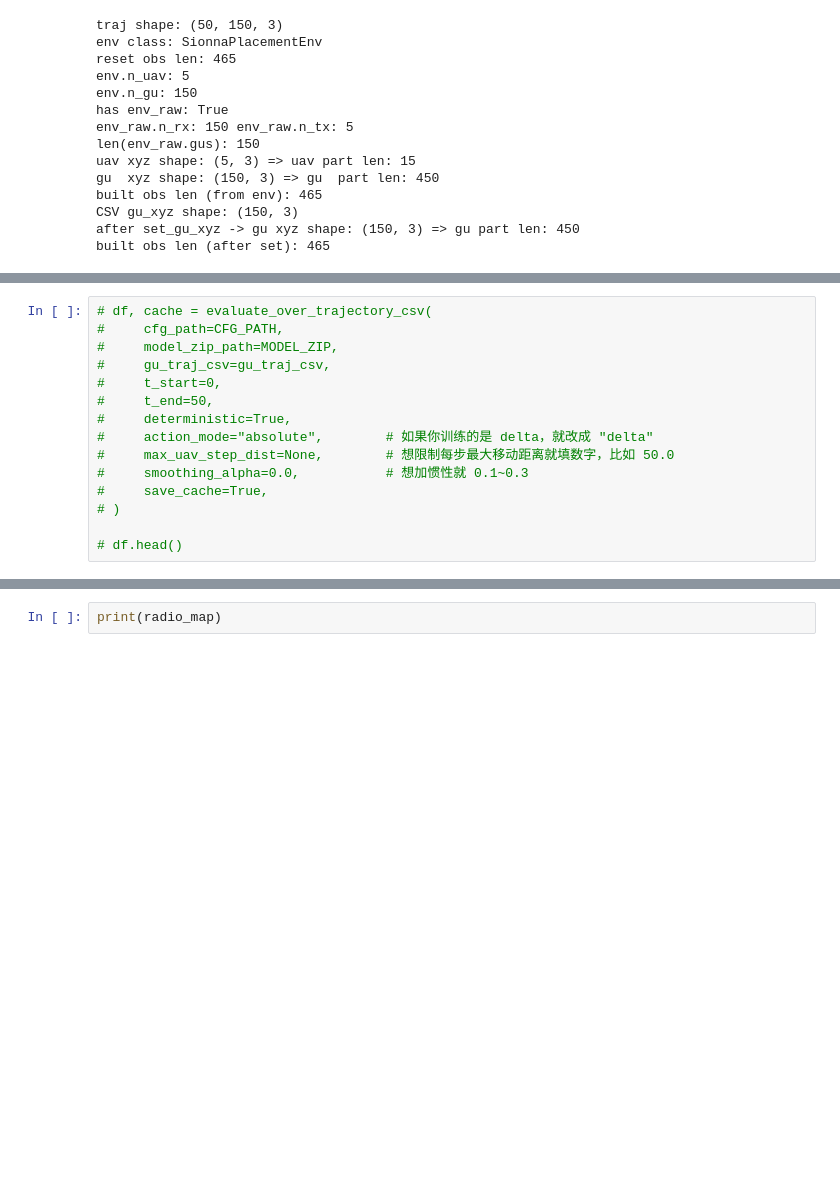
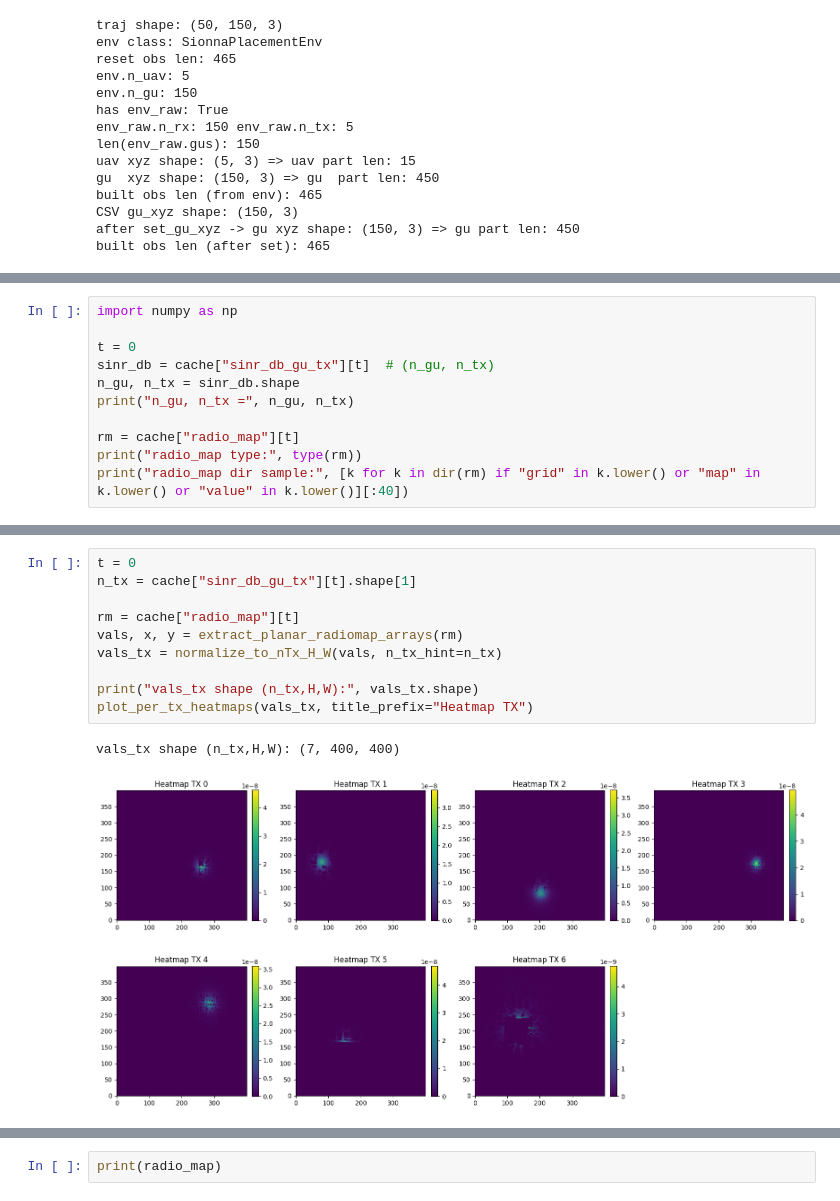
Before and after one commit to Lognam-Huang/MetaFANET-DT, a Jupyter notebook: eval_tools/model_a/(test for new) eval_modelA.ipynb, the cells around one changed output, grey strips where cells are left out. Saved outputs shown, nothing was run; the diff lists cells and outputs as text; blank space fills up the shorter version.

Commit message:
visualize heatmap via Sionna but not yet check the SINR during model A training

```diff
--- a/eval_tools/model_a/(test for new) eval_modelA.ipynb
+++ b/eval_tools/model_a/(test for new) eval_modelA.ipynb
@@ -218,15 +226,11 @@ NameError: name 'compute_metrics_from_sinr' is not defined
 # %%
-# df, cache = evaluate_over_trajectory_csv(
-#     cfg_path=CFG_PATH,
-#     model_zip_path=MODEL_ZIP,
-#     gu_traj_csv=gu_traj_csv,
-#     t_start=0,
-#     t_end=50,
-#     deterministic=True,
-#     action_mode="absolute",        # 如果你训练的是 delta，就改成 "delta"
-#     max_uav_step_dist=None,        # 想限制每步最大移动距离就填数字，比如 50.0
-#     smoothing_alpha=0.0,           # 想加惯性就 0.1~0.3
-#     save_cache=True,
-# )
+import numpy as np
 
-# df.head()
+t = 0
+sinr_db = cache["sinr_db_gu_tx"][t]  # (n_gu, n_tx)
+n_gu, n_tx = sinr_db.shape
+print("n_gu, n_tx =", n_gu, n_tx)
+
+rm = cache["radio_map"][t]
+print("radio_map type:", type(rm))
+print("radio_map dir sample:", [k for k in dir(rm) if "grid" in k.lower() or "map" in k.lower() or "value" in k.lower()][:40])
@@ -232,0 +372,13 @@ NameError: name 'compute_metrics_from_sinr' is not defined
+# %%
+t = 0
+n_tx = cache["sinr_db_gu_tx"][t].shape[1]
+
+rm = cache["radio_map"][t]
+vals, x, y = extract_planar_radiomap_arrays(rm)
+vals_tx = normalize_to_nTx_H_W(vals, n_tx_hint=n_tx)
+
+print("vals_tx shape (n_tx,H,W):", vals_tx.shape)
+plot_per_tx_heatmaps(vals_tx, title_prefix="Heatmap TX")
+# %% [output]
+vals_tx shape (n_tx,H,W): (7, 400, 400)
+[figure, added]
```
Also changed, not shown: parts of 10 cells of this notebook, 7 other files.
